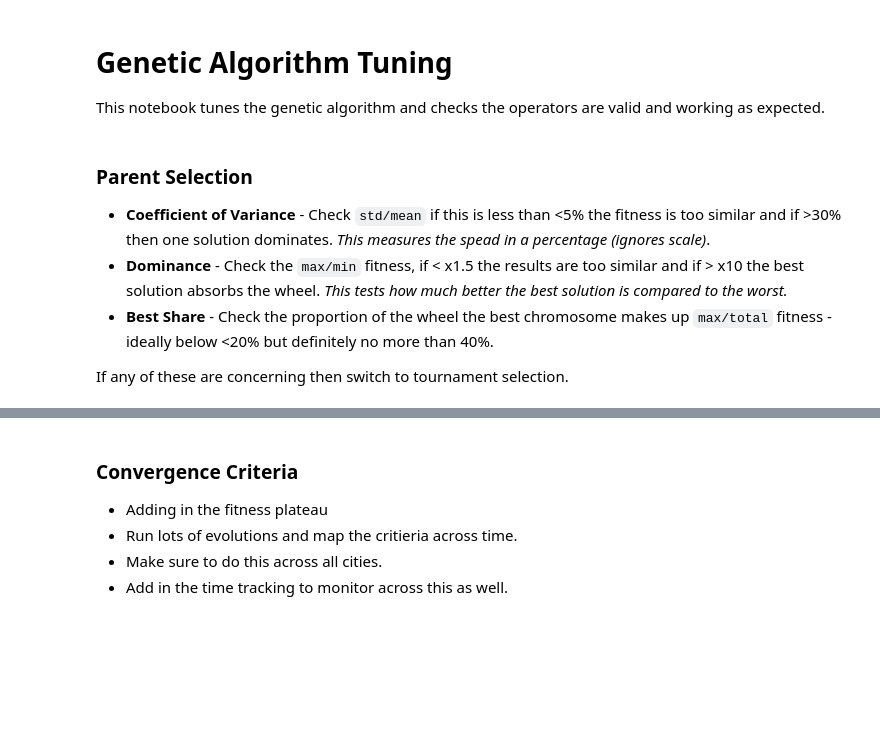
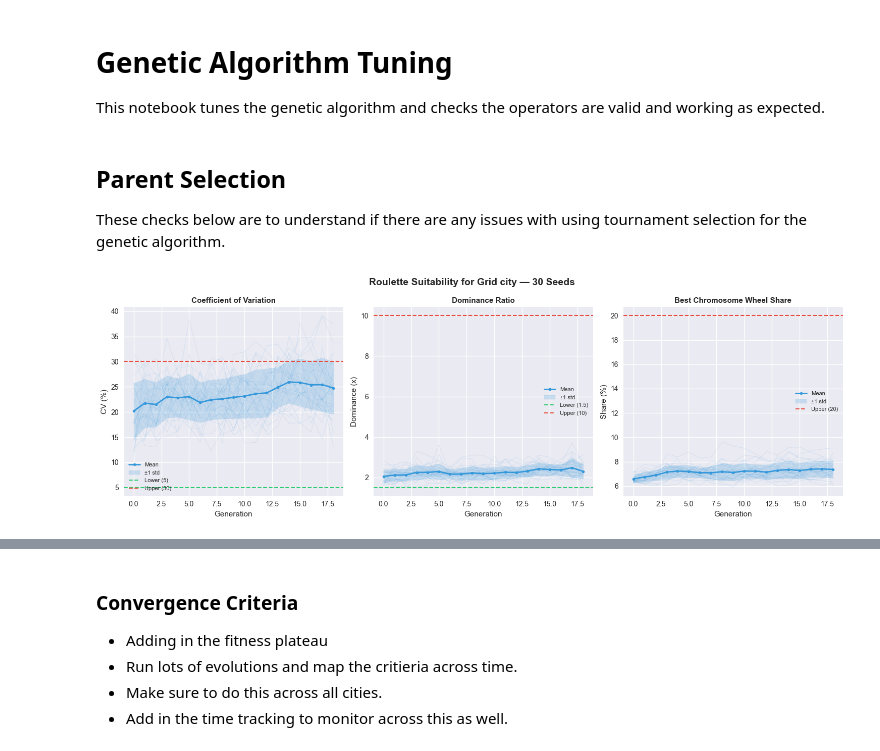
Before and after one commit to lpow311/dissertation, a Jupyter notebook: 2_genetic_algorithm_tuning.ipynb, the cells around one changed output, grey strips where cells are left out. Drawn from its saved outputs; the diff is of its cells as text; code cells hidden in the pictures; blank space fills up the shorter version.

Commit message:
Started doing some plots but need to think about how all the configurations come together (and run for more experiements

```diff
--- a/2_genetic_algorithm_tuning.ipynb
+++ b/2_genetic_algorithm_tuning.ipynb
@@ -11,8 +11,8 @@ from utils.notebook import ga_tuning_function
 ## General Set Up
 city_name = 'grid_city'
 city = Environment(city_name=city_name)
-n_experiments = 10
-num_agents = 30
+n_experiments = 30
+num_agents = 20
 params = {"congestion": True, "walking": False, "fitness": "max"}
 population_size = 20
 
@@ -20,7 +20,7 @@ hyperparams = {
     "crossover": 0.8,
     "mutation": 0.05,
     "epsilon": 0.2,
-    "max_evolutions": 20,
+    "max_evolutions": 50,
     "survivor_method": 'elite_percentage'
 }
 
@@ -39,10 +40,11 @@ with open(path, "wb") as f:
         'num_agents': num_agents, 'hyperparams': hyperparams, 'population_size': population_size, 'n_experiments': n_experiments
     }
     pickle.dump(results, f)
+# %%
+with open(path, "rb") as f:
+    results = pickle.load(f)
+
+solutions, evolution_stats, timings = results['solutions'], results['evolution_stats'], results['timings']
 # %% [markdown]
-### Parent Selection
-* **Coefficient of Variance** - Check `std/mean` if this is less than <5% the fitness is too similar and if >30% then one solution dominates. *This measures the spead in a percentage (ignores scale)*.
-* **Dominance** - Check the `max/min` fitness, if < x1.5 the results are too similar and if > x10 the best solution absorbs the wheel. *This tests how much better the best solution is compared to the worst.*
-* **Best Share** - Check the proportion of the wheel the best chromosome makes up `max/total` fitness - ideally below <20% but definitely no more than 40%.
-
-If any of these are concerning then switch to tournament selection.
+## **Parent Selection**
+These checks below are to understand if there are any issues with using tournament selection for the genetic algorithm.
@@ -48,0 +57,4 @@ If any of these are concerning then switch to tournament selection.
+# %%
+plot_parent_selection_stats(evolution_stats=evolution_stats, city_name=city_name)
+# %% [output]
+[figure, added]
```
Also changed, not shown: parts of 10 cells of this notebook, 4 other files.
